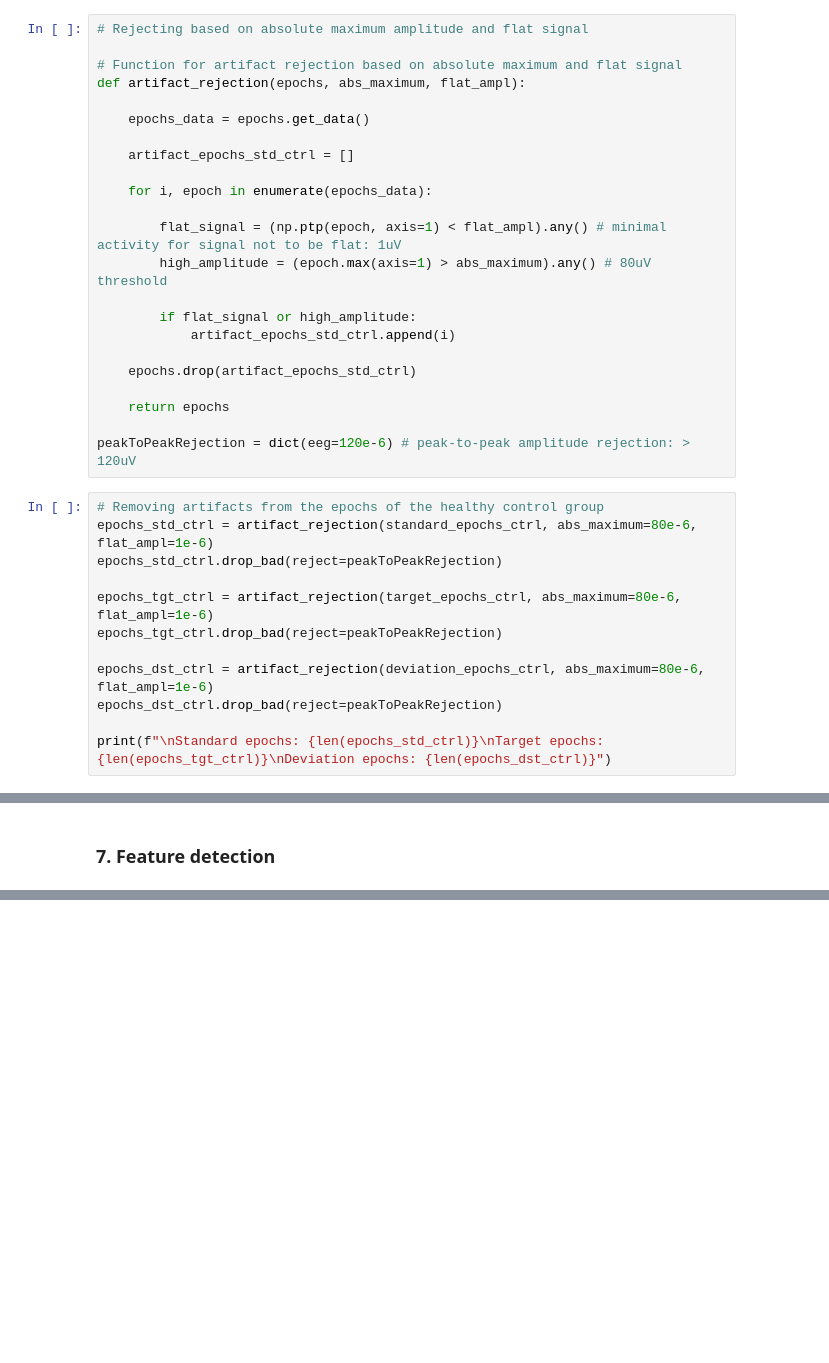
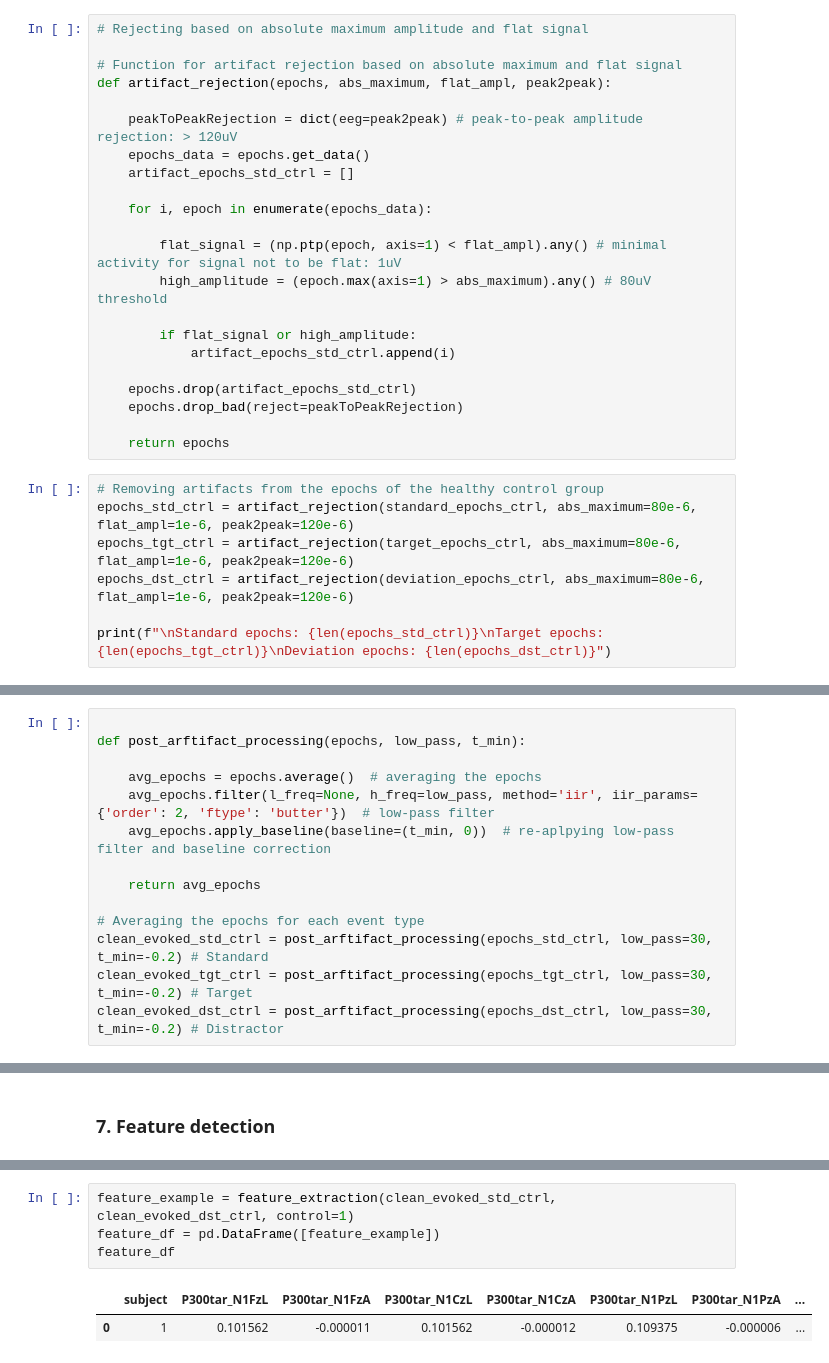
Before and after one commit to cesarz10/Neurophysiological-Signal-Processing-Project, a Jupyter notebook: CesarZapata_NSP_Project.ipynb, the cells around one changed output, grey strips where cells are left out. Drawn from its saved outputs; the diff is of its cells as text; blank space fills up the shorter version.

```diff
--- a/CesarZapata_NSP_Project.ipynb
+++ b/CesarZapata_NSP_Project.ipynb
@@ -229,10 +230,10 @@ Deviation epochs: 41
 # Rejecting based on absolute maximum amplitude and flat signal
 
 # Function for artifact rejection based on absolute maximum and flat signal
-def artifact_rejection(epochs, abs_maximum, flat_ampl):
+def artifact_rejection(epochs, abs_maximum, flat_ampl, peak2peak):
 
+    peakToPeakRejection = dict(eeg=peak2peak) # peak-to-peak amplitude rejection: > 120uV
     epochs_data = epochs.get_data()
-
     artifact_epochs_std_ctrl = []
 
     for i, epoch in enumerate(epochs_data):
@@ -244,20 +245,14 @@ def artifact_rejection(epochs, abs_maximum, flat_ampl):
             artifact_epochs_std_ctrl.append(i)
 
     epochs.drop(artifact_epochs_std_ctrl)
+    epochs.drop_bad(reject=peakToPeakRejection)
 
     return epochs
-
-peakToPeakRejection = dict(eeg=120e-6) # peak-to-peak amplitude rejection: > 120uV
 # %%
 # Removing artifacts from the epochs of the healthy control group
-epochs_std_ctrl = artifact_rejection(standard_epochs_ctrl, abs_maximum=80e-6, flat_ampl=1e-6)
-epochs_std_ctrl.drop_bad(reject=peakToPeakRejection)
-
-epochs_tgt_ctrl = artifact_rejection(target_epochs_ctrl, abs_maximum=80e-6, flat_ampl=1e-6)
-epochs_tgt_ctrl.drop_bad(reject=peakToPeakRejection)
-
-epochs_dst_ctrl = artifact_rejection(deviation_epochs_ctrl, abs_maximum=80e-6, flat_ampl=1e-6)
-epochs_dst_ctrl.drop_bad(reject=peakToPeakRejection)
+epochs_std_ctrl = artifact_rejection(standard_epochs_ctrl, abs_maximum=80e-6, flat_ampl=1e-6, peak2peak=120e-6)
+epochs_tgt_ctrl = artifact_rejection(target_epochs_ctrl, abs_maximum=80e-6, flat_ampl=1e-6, peak2peak=120e-6)
+epochs_dst_ctrl = artifact_rejection(deviation_epochs_ctrl, abs_maximum=80e-6, flat_ampl=1e-6, peak2peak=120e-6)
 
 print(f"\nStandard epochs: {len(epochs_std_ctrl)}\nTarget epochs: {len(epochs_tgt_ctrl)}\nDeviation epochs: {len(epochs_dst_ctrl)}")
 # %% [output]
@@ -330,0 +276,14 @@ Applying baseline correction (mode: mean)
+# %%
+
+def post_arftifact_processing(epochs, low_pass, t_min):
+
+    avg_epochs = epochs.average()  # averaging the epochs
+    avg_epochs.filter(l_freq=None, h_freq=low_pass, method='iir', iir_params={'order': 2, 'ftype': 'butter'})  # low-pass filter
+    avg_epochs.apply_baseline(baseline=(t_min, 0))  # re-aplpying low-pass filter and baseline correction
+
+    return avg_epochs
+
+# Averaging the epochs for each event type
+clean_evoked_std_ctrl = post_arftifact_processing(epochs_std_ctrl, low_pass=30, t_min=-0.2) # Standard
+clean_evoked_tgt_ctrl = post_arftifact_processing(epochs_tgt_ctrl, low_pass=30, t_min=-0.2) # Target
+clean_evoked_dst_ctrl = post_arftifact_processing(epochs_dst_ctrl, low_pass=30, t_min=-0.2) # Distractor
@@ -423,0 +380,7 @@ def extract_features(evoked_target, evoked_deviation, subject_type):
+# %%
+feature_example = feature_extraction(clean_evoked_std_ctrl, clean_evoked_dst_ctrl, control=1)
+feature_df = pd.DataFrame([feature_example])
+feature_df
+# %% [output]
+|  | subject | P300tar_N1FzL | P300tar_N1FzA | P300tar_N1CzL | P300tar_N1CzA | P300tar_N1PzL | P300tar_N1PzA | ... |
+| 0 | 1 | 0.101562 | -0.000011 | 0.101562 | -0.000012 | 0.109375 | -0.000006 | ... |
```
Also changed, not shown: parts of 28 cells of this notebook, 1 other file.
